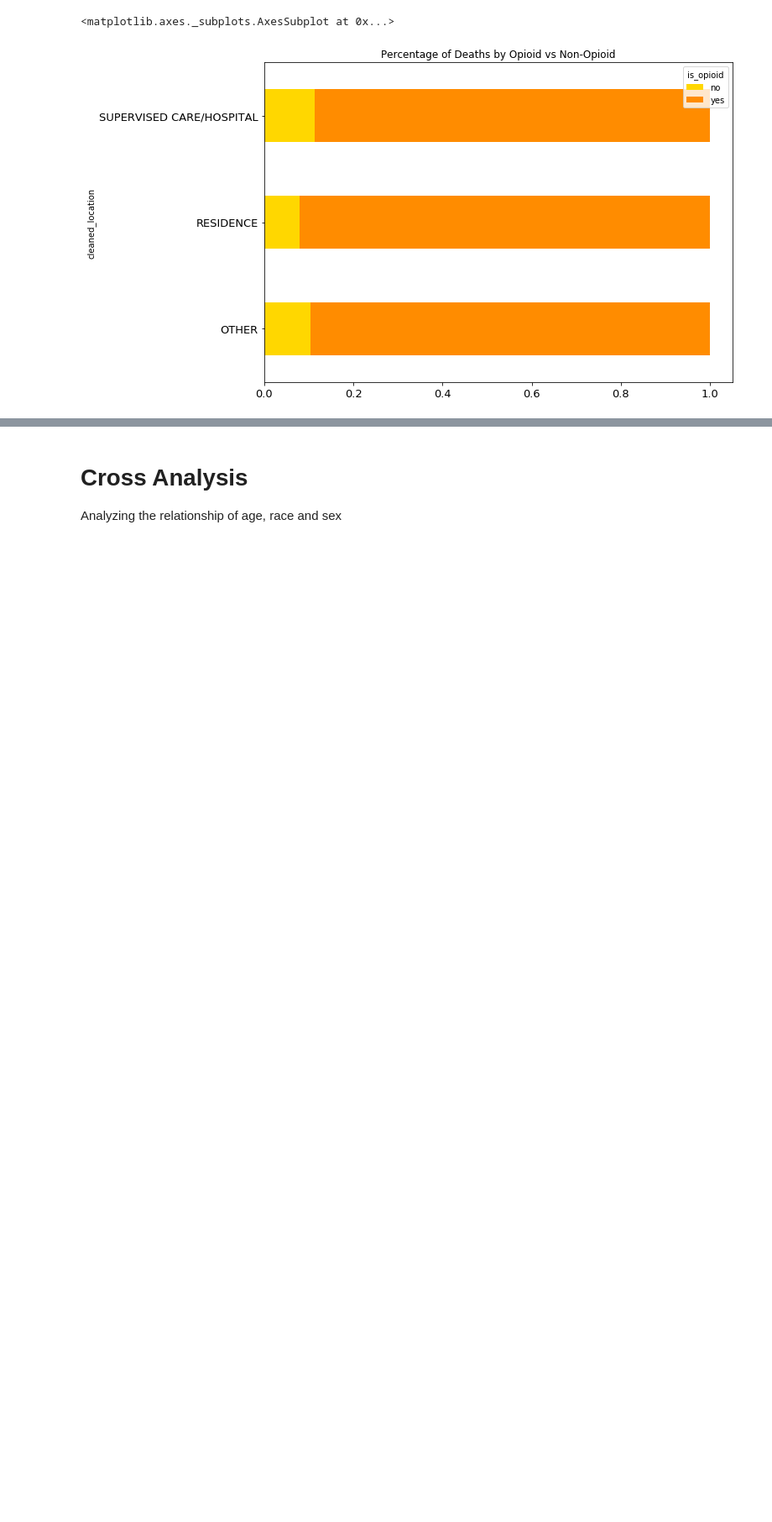
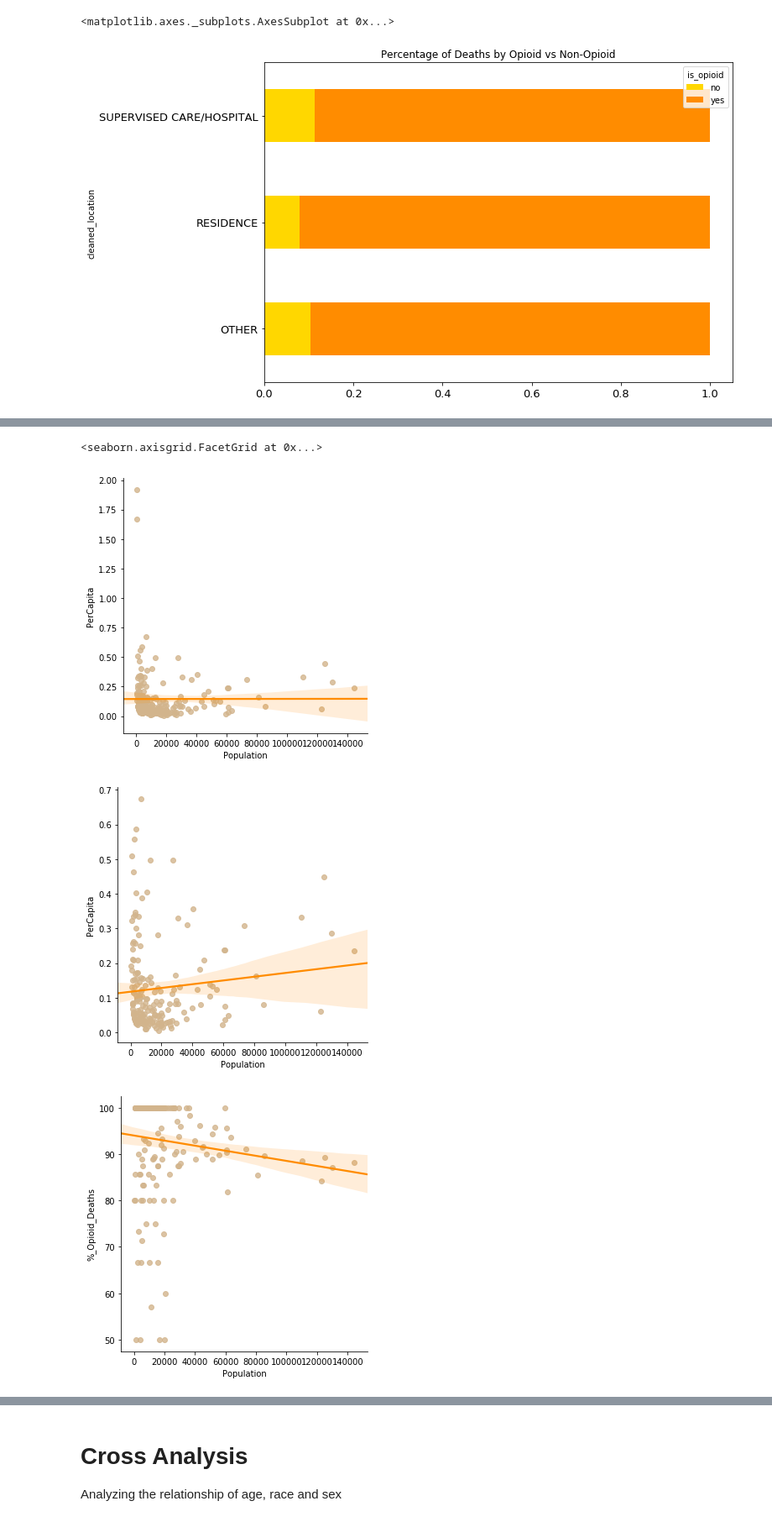
Before and after one commit to kalbond/data_science_term_project, a Jupyter notebook: notebooks/accidental_drug_related_deaths.ipynb, the cells around one changed output, grey strips where cells are left out. Shown at 84% size. Drawn from its saved outputs; the diff is of its cells as text; code cells hidden in the pictures; blank space fills up the shorter version.

Commit message:
Added a city based scatterplot
Added in a city-based scatterplot showing population vs per-capita deaths

```diff
--- a/notebooks/accidental_drug_related_deaths.ipynb
+++ b/notebooks/accidental_drug_related_deaths.ipynb
@@ -681,3 +703,18 @@ df_all_cities.sort_values(by='PerCapita',ascending=False)[:10].drop(['Town'],axi
+# %%
+df_top_cities_nona = df_top_cities.dropna()
+df_top_cities_nona_filtered = df_top_cities_nona.loc[df_top_cities_nona['PerCapita']<=1.00]
+
+#Scatter Plot of per-capital deaths vs the population of communities
+sns.lmplot(y='PerCapita',x='Population',data=df_top_cities_nona,line_kws={'color': 'darkorange'},scatter_kws={'color': 'tan'})
+#Scatter Plot of per-capital deaths vs the population of communities with outliers filtered out
+sns.lmplot(y='PerCapita',x='Population',data=df_top_cities_nona_filtered,line_kws={'color': 'darkorange'},scatter_kws={'color': 'tan'})
+#Scatter Plot of % opioid related deaths vs the population of communities
+sns.lmplot(y='%_Opioid_Deaths',x='Population',data=df_top_cities_nona,line_kws={'color': 'darkorange'},scatter_kws={'color': 'tan'})
+# %% [output]
+<seaborn.axisgrid.FacetGrid at 0x...>
+[figure, added]
+[figure, added]
+[figure, added]
 # %%
 opioid_by_year = add_df.pivot_table('Age',index = ['Year','is_opioid'], columns = ['cleaned_location'], aggfunc='count',fill_value=0)#.apply(lambda r: (r/r.sum())*100, axis=1),2)
 
```
Also changed, not shown: parts of 41 cells of this notebook.
